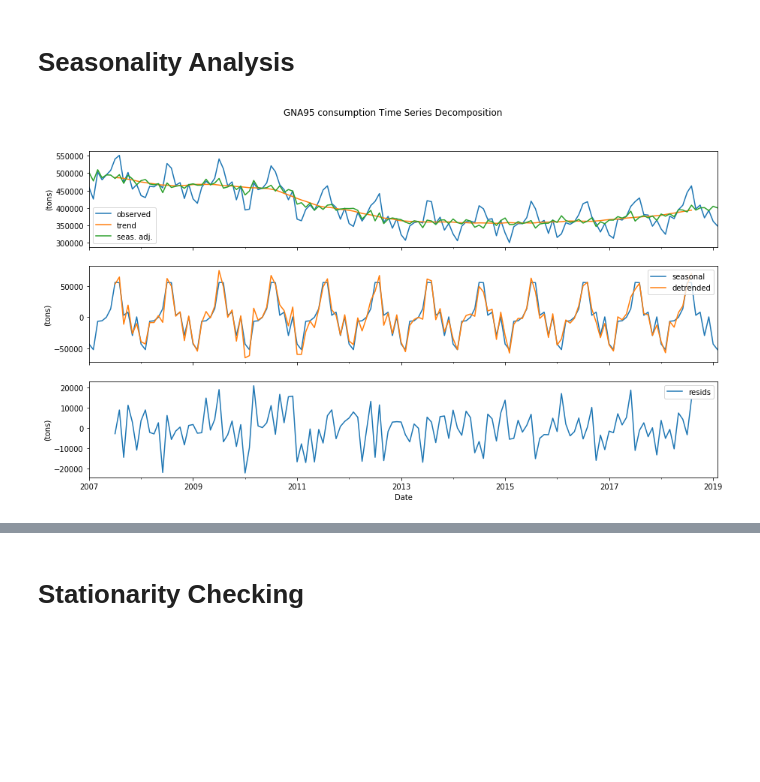
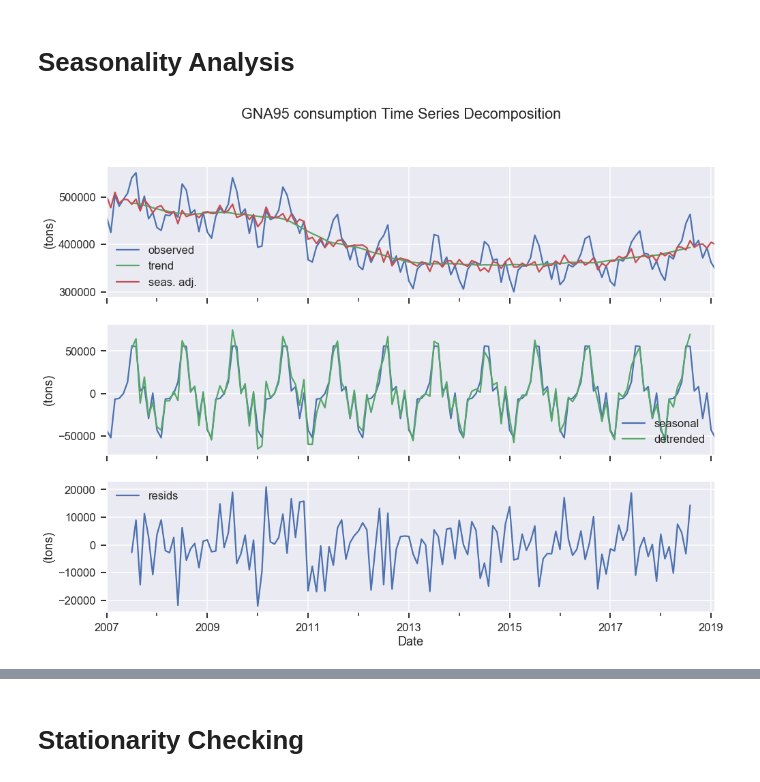
Before and after one commit to manualrg/DSLAB_Forecasting, a Jupyter notebook: 03_EDA_and_TSA.ipynb, the cells around one changed output, grey strips where cells are left out. Drawn from its saved outputs; the diff is of its cells as text; code cells hidden in the pictures; blank space fills up the shorter version.

```diff
--- a/03_EDA_and_TSA.ipynb
+++ b/03_EDA_and_TSA.ipynb
@@ -53,8 +8,8 @@ def plot_seas_model(model, *args, **kwargs):
 # %% [markdown]
 # Seasonality Analysis
 # %%
-fig, axs = plot_seas_model(seas_models['cons_GNA95'], title='GNA95 consumption', ylabel='(tons)')
+fig, axs = mle_tsa.plot_seas_model(seas_models['cons_GNA95'], title='GNA95 consumption', ylabel='(tons)')
 plt.show()
 # %% [output]
-[figure, old version]
+[figure, new version]
 # %%
```
Also changed, not shown: parts of 18 cells of this notebook, 5 other files.
